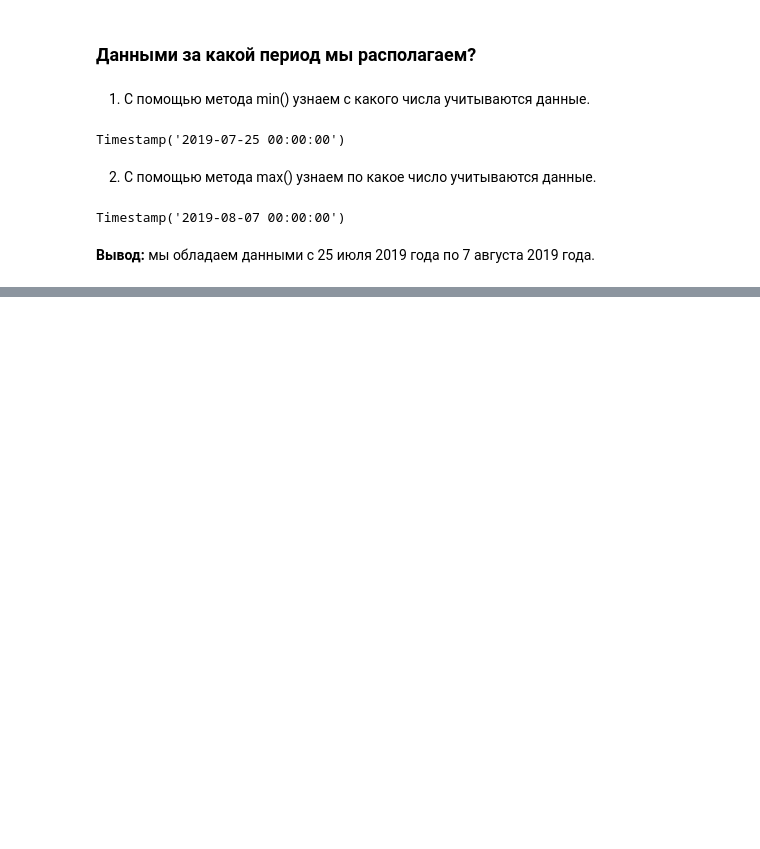
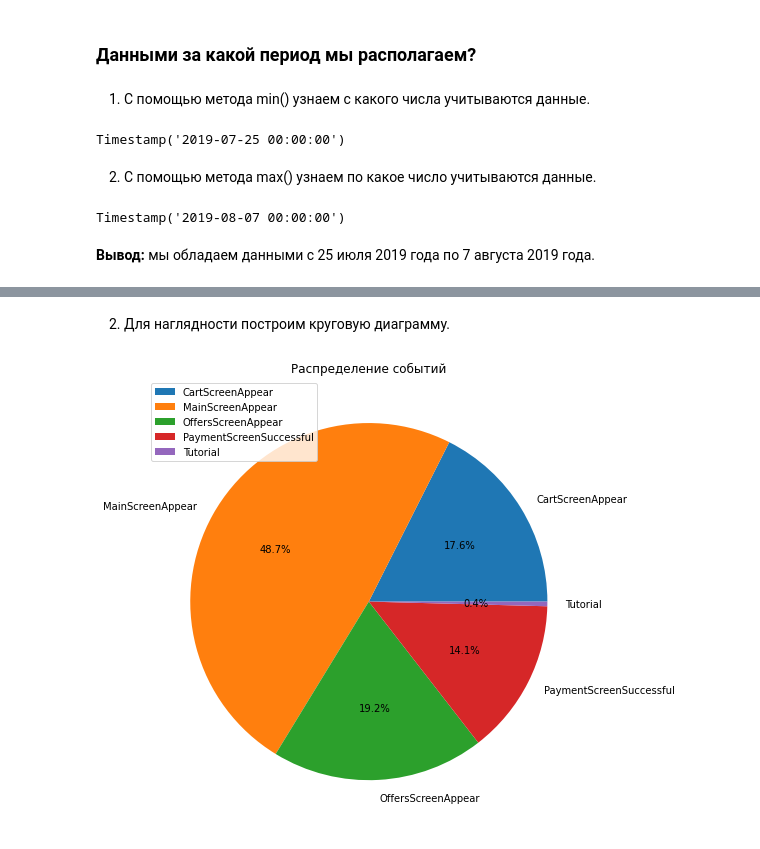
Before and after one commit to hEadman137/data_analysis_projects, a Jupyter notebook: yandex_practicum_projects/A_a_b_test_online_store(19_08_23).ipynb, the cells around one changed output, grey strips where cells are left out. Saved outputs shown, nothing was run; the diff lists cells and outputs as text; code cells hidden in the pictures; blank space fills up the shorter version.

```diff
--- a/yandex_practicum_projects/A_a_b_test_online_store(19_08_23).ipynb
+++ b/yandex_practicum_projects/A_a_b_test_online_store(19_08_23).ipynb
@@ -290,0 +351,14 @@ plt.show()
+# %% [markdown]
+2. Для наглядности построим круговую диаграмму.
+# %%
+event_counts = data.groupby('event_name').agg({'event_name':'count'})
+
+# Строим круговую диаграмму на основе группировки
+event_counts.plot(kind='pie', y='event_name', autopct='%1.1f%%', figsize=(8, 12))
+
+plt.title('Распределение событий')
+plt.ylabel('')
+
+plt.show();
+# %% [output]
+[figure, added]
```
Also changed, not shown: parts of 31 cells of this notebook.
